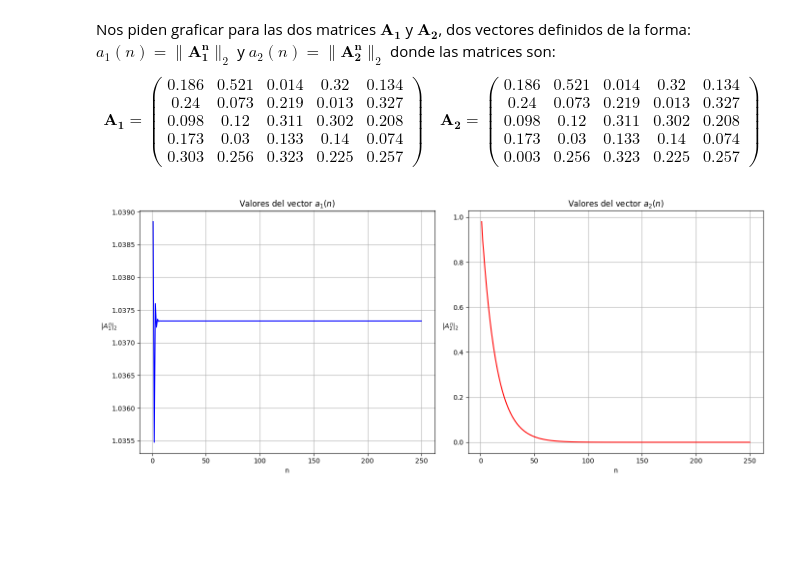
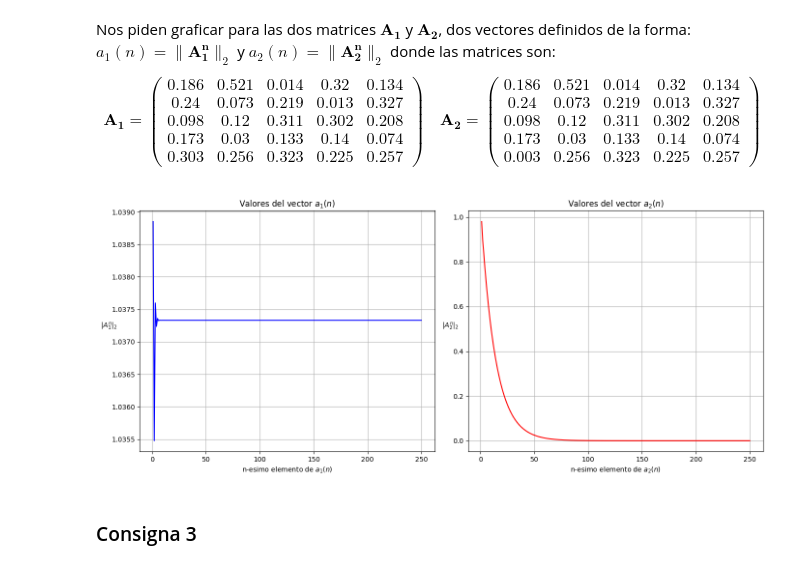
Before and after one commit to Gabrielnm7/ALC-FCEN_UBA, a Jupyter notebook: TP2/grupo_abeliano_TP2.ipynb, the cells around one changed output. Cells and saved outputs as stored; diff of their text form; code cells hidden in the pictures; blank space fills up the shorter version.

Commit message:
init: consigna 3

```diff
--- a/TP2/grupo_abeliano_TP2.ipynb
+++ b/TP2/grupo_abeliano_TP2.ipynb
@@ -114,33 +118,35 @@ N = 250
 a1 = np.zeros(N)
 a2 = np.zeros(N)
 
-A1_power = np.eye(A1.shape[0])  # Id del tam de A1
-A2_power = np.eye(A2.shape[0])  # Id del tam de A2
+A1_potencia = np.eye(A1.shape[0])  # Id del tam de A1
+A2_potencia = np.eye(A2.shape[0])  # Id del tam de A2
 
 for n in range(N):
-    A1_power = A1_power @ A1  # Potencia de A1
-    A2_power = A2_power @ A2  # Potencia de A2
-    a1[n] = norm(A1_power, 2)  # Norma 2 de A1^n
-    a2[n] = norm(A2_power, 2)  # Norma 2 de A2^n
+    A1_potencia = A1_potencia @ A1  # Potencia de A1
+    A2_potencia = A2_potencia @ A2  # Potencia de A2
+    a1[n] = norm(A1_potencia, 2)  # Norma 2 de A1^n
+    a2[n] = norm(A2_potencia, 2)  # Norma 2 de A2^n
 # %%
 # Graficamos los resultados en dos figuras lado a lado
 fig, (ax1, ax2) = plt.subplots(1, 2, figsize=(14, 6))
 
 #a1(n)
 ax1.plot(range(1, N+1), a1, color='blue')
 ax1.set_title('Valores del vector $a_1(n)$')
-ax1.set_xlabel('n')
+ax1.set_xlabel('n-esimo elemento de $a_1(n)$')
 ax1.set_ylabel('$\|A_1^n\|_2$', rotation=0)
 ax1.grid(True)
 
 #a2(n)
 ax2.plot(range(1, N+1), a2, color='red')
 ax2.set_title('Valores del vector $a_2(n)$')
-ax2.set_xlabel('n')
+ax2.set_xlabel('n-esimo elemento de $a_2(n)$')
 ax2.set_ylabel('$\|A_2^n\|_2$', rotation=0)
 ax2.grid(True)
 
 plt.tight_layout()
 plt.show()
 # %% [output]
-[figure, old version]
+[figure, new version]
+# %% [markdown]
+### Consigna 3
```
Also changed, not shown: parts of 1 cell of this notebook, 1 other file.
